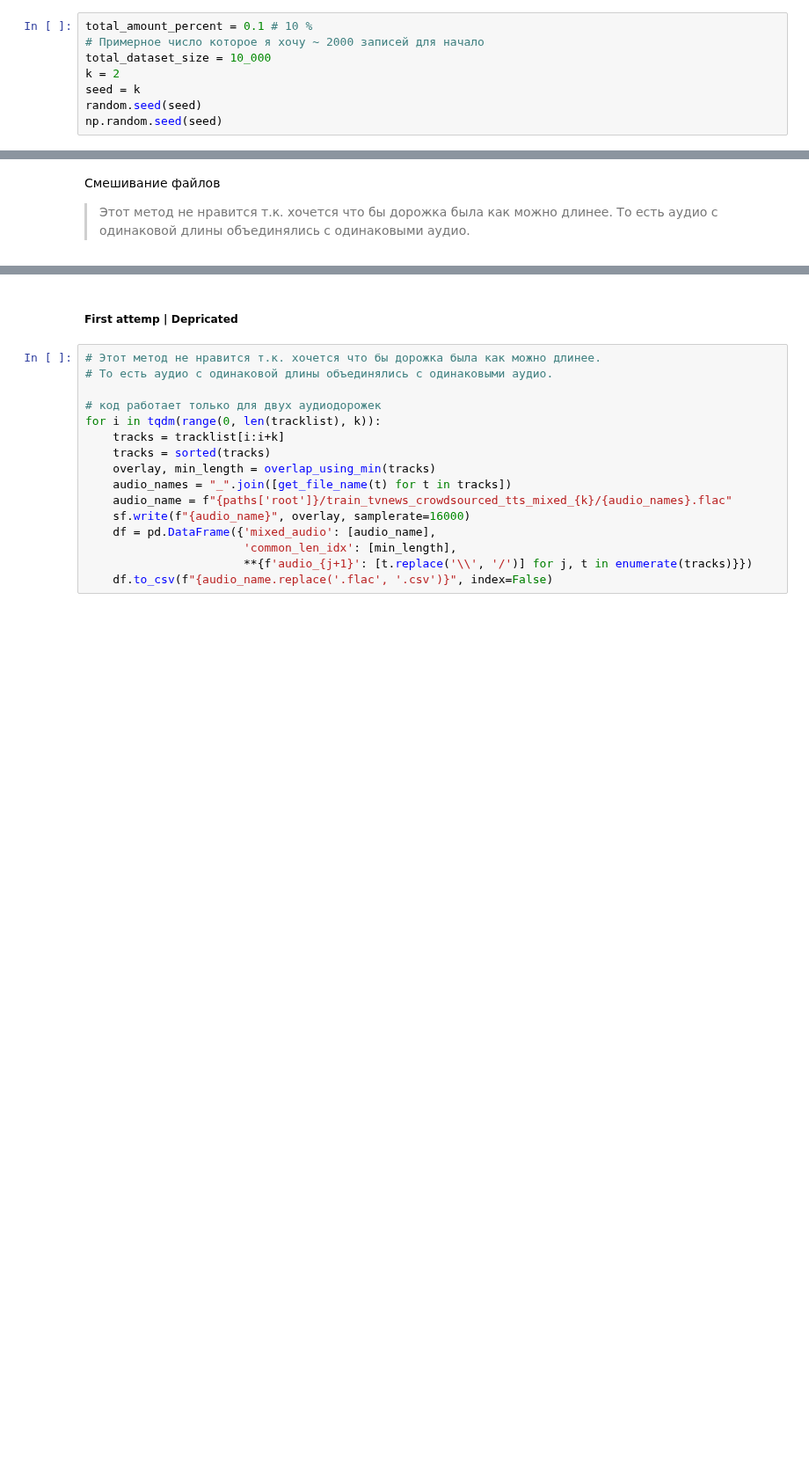
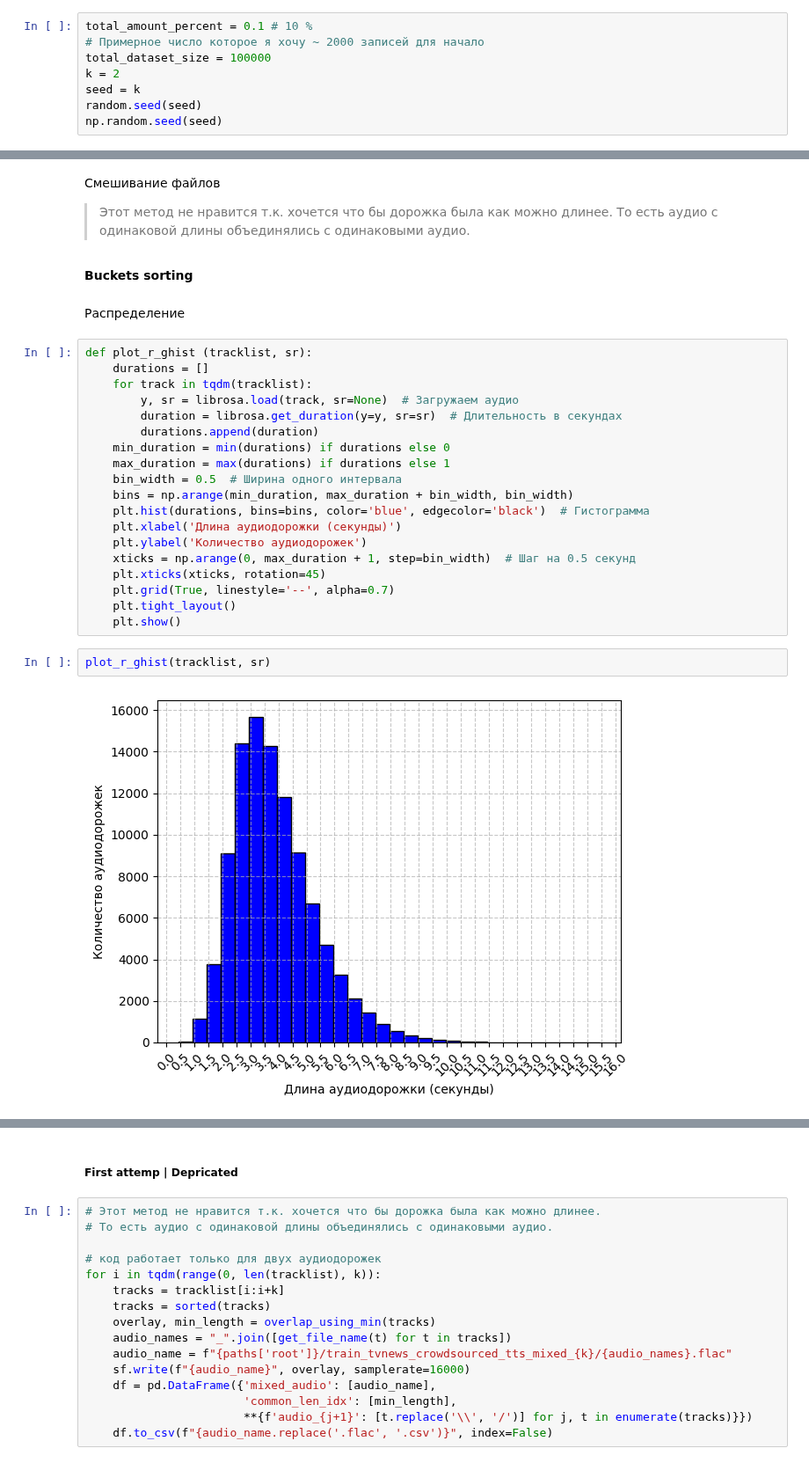
Before and after one commit to SBerik/SeparationForKazakhSpeech, a Jupyter notebook: data/data_processing/data_processing.ipynb, the cells around one changed output, grey strips where cells are left out. Shown at 88% size. Drawn from its saved outputs; the diff is of its cells as text; blank space fills up the shorter version.

```diff
--- a/data/data_processing/data_processing.ipynb
+++ b/data/data_processing/data_processing.ipynb
@@ -99,7 +100,7 @@ Pipline:
 # %%
 total_amount_percent = 0.1 # 10 %
 # Примерное число которое я хочу ~ 2000 записей для начало
-total_dataset_size = 10_000
+total_dataset_size = 100000
 k = 2
 seed = k
 random.seed(seed)
@@ -144,3 +164,30 @@ tracklist[:4]
 # %% [markdown]
 Смешивание файлов
 > Этот метод не нравится т.к. хочется что бы дорожка была как можно длинее. То есть аудио с одинаковой длины объединялись с одинаковыми аудио.
+# %% [markdown]
+**Buckets sorting**
+# %% [markdown]
+Распределение
+# %%
+def plot_r_ghist (tracklist, sr):
+    durations = []
+    for track in tqdm(tracklist):
+        y, sr = librosa.load(track, sr=None)  # Загружаем аудио
+        duration = librosa.get_duration(y=y, sr=sr)  # Длительность в секундах
+        durations.append(duration)
+    min_duration = min(durations) if durations else 0
+    max_duration = max(durations) if durations else 1
+    bin_width = 0.5  # Ширина одного интервала
+    bins = np.arange(min_duration, max_duration + bin_width, bin_width)
+    plt.hist(durations, bins=bins, color='blue', edgecolor='black')  # Гистограмма
+    plt.xlabel('Длина аудиодорожки (секунды)')
+    plt.ylabel('Количество аудиодорожек')
+    xticks = np.arange(0, max_duration + 1, step=bin_width)  # Шаг на 0.5 секунд
+    plt.xticks(xticks, rotation=45)
+    plt.grid(True, linestyle='--', alpha=0.7)
+    plt.tight_layout()
+    plt.show()
+# %%
+plot_r_ghist(tracklist, sr)
+# %% [output]
+[figure, added]
```
Also changed, not shown: parts of 15 cells of this notebook, 15 other files.
